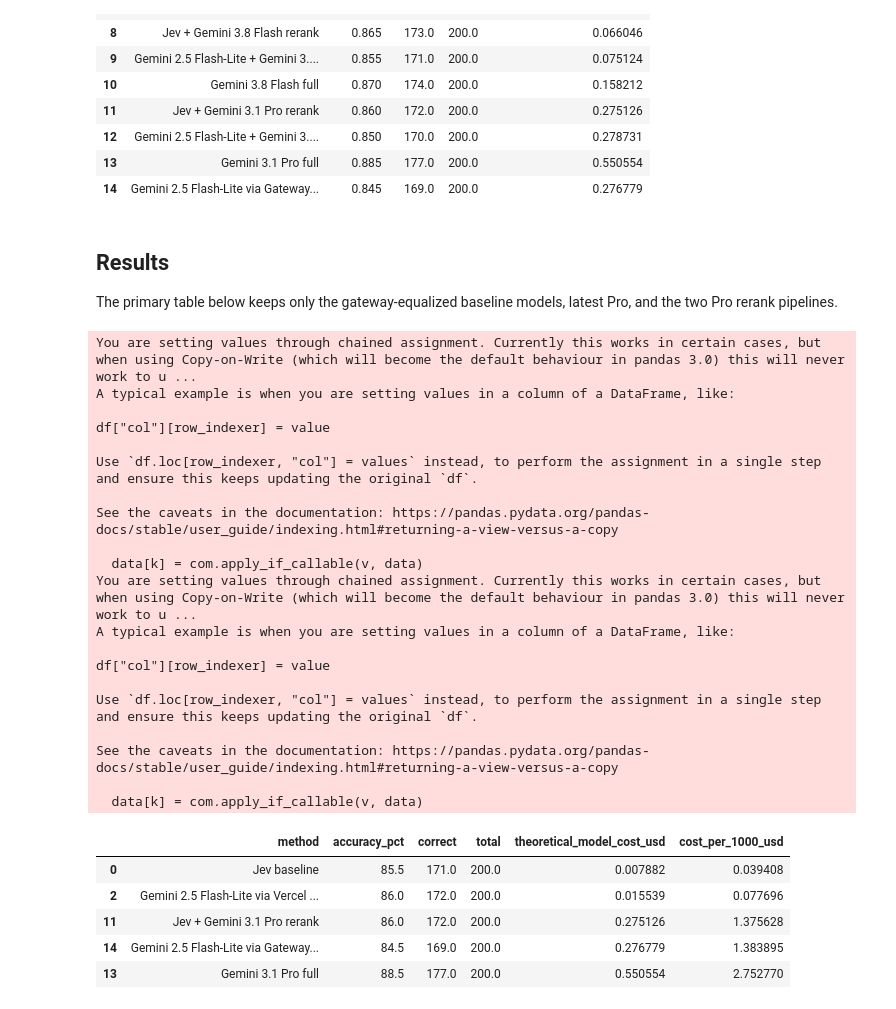
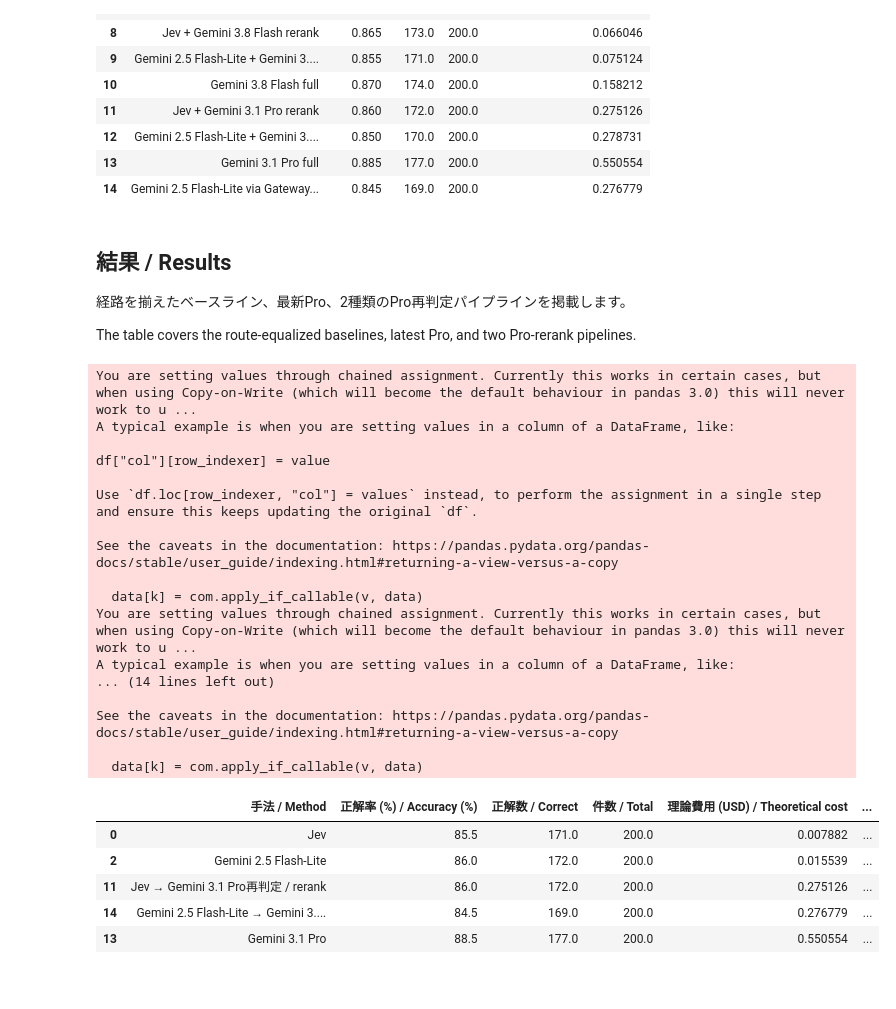
Before and after one commit to jackojacko05/compare-jev-bigquery-ai-functions, a Jupyter notebook: notebooks/benchmark.ipynb, the cells around one changed output. Saved outputs shown, nothing was run; the diff lists cells and outputs as text; code cells hidden in the pictures.

```diff
--- a/notebooks/benchmark.ipynb
+++ b/notebooks/benchmark.ipynb
@@ -31,8 +37,12 @@ import pandas as pd
 
 repo_root = Path.cwd().parent if Path.cwd().name == "notebooks" else Path.cwd()
 summary_path = repo_root / "results" / "summary.csv"
-results = pd.read_csv(summary_path)
-performance = pd.read_csv(repo_root / "results" / "performance.csv")
+performance_path = repo_root / "results" / "performance.csv"
+raw_base = "https://raw.githubusercontent.com/jackojacko05/compare-jev-bigquery-ai-functions/main/results"
+
+# Use checked-in files locally and the same public files when run as a Colab scratchpad.
+results = pd.read_csv(summary_path if summary_path.exists() else f"{raw_base}/summary.csv")
+performance = pd.read_csv(performance_path if performance_path.exists() else f"{raw_base}/performance.csv")
 results[["method", "accuracy", "correct", "total", "theoretical_model_cost_usd"]].tail(10)
 # %% [output]
 |  | method | accuracy | correct | total | theoretical_model_cost_usd |
@@ -47,52 +57,61 @@ results[["method", "accuracy", "correct", "total", "theoretical_model_cost_usd"]
 | 13 | Gemini 3.1 Pro full | 0.885 | 177.0 | 200.0 | 0.550554 |
 | 14 | Gemini 2.5 Flash-Lite via Gateway... | 0.845 | 169.0 | 200.0 | 0.276779 |
 # %% [markdown]
-## Results
+## 結果 / Results
 
-The primary table below keeps only the gateway-equalized baseline models, latest Pro, and the two Pro rerank pipelines.
+経路を揃えたベースライン、最新Pro、2種類のPro再判定パイプラインを掲載します。
+
+The table covers the route-equalized baselines, latest Pro, and two Pro-rerank pipelines.
 # %%
 primary_methods = [
     "Jev baseline",
     "Gemini 2.5 Flash-Lite via Vercel AI Gateway",
     "Jev + Gemini 3.1 Pro rerank",
     "Gemini 2.5 Flash-Lite via Gateway + Gemini 3.1 Pro rerank",
     "Gemini 3.1 Pro full",
 ]
-
+display_names = {
+    "Jev baseline": "Jev",
+    "Gemini 2.5 Flash-Lite via Vercel AI Gateway": "Gemini 2.5 Flash-Lite",
+    "Jev + Gemini 3.1 Pro rerank": "Jev → Gemini 3.1 Pro再判定 / rerank",
+    "Gemini 2.5 Flash-Lite via Gateway + Gemini 3.1 Pro rerank": "Gemini 2.5 Flash-Lite → Gemini 3.1 Pro再判定 / rerank",
+    "Gemini 3.1 Pro full": "Gemini 3.1 Pro",
+}
 primary = (
     results[results["method"].isin(primary_methods)]
-    .assign(
-        accuracy_pct=lambda frame: frame["accuracy"] * 100,
-        cost_per_1000_usd=lambda frame: frame["theoretical_model_cost_usd"] * 5,
-    )
+    .assign(accuracy_pct=lambda x: x["accuracy"] * 100,
+            cost_per_1000_usd=lambda x: x["theoretical_model_cost_usd"] * 5)
     [["method", "accuracy_pct", "correct", "total", "theoretical_model_cost_usd", "cost_per_1000_usd"]]
     .sort_values("theoretical_model_cost_usd")
 )
-primary
+primary_display = primary.assign(method=lambda x: x["method"].map(display_names)).rename(columns={
+    "method": "手法 / Method", "accuracy_pct": "正解率 (%) / Accuracy (%)",
+    "correct": "正解数 / Correct", "total": "件数 / Total",
+    "theoretical_model_cost_usd": "理論費用 (USD) / Theoretical cost",
+    "cost_per_1000_usd": "1,000件費用 (USD) / Cost per 1,000",
+})
+primary_display
 # %% [output]
 You are setting values through chained assignment. Currently this works in certain cases, but when using Copy-on-Write (which will become the default behaviour in pandas 3.0) this will never work to u ...
 A typical example is when you are setting values in a column of a DataFrame, like:
 
 df["col"][row_indexer] = value
 
 Use `df.loc[row_indexer, "col"] = values` instead, to perform the assignment in a single step and ensure this keeps updating the original `df`.
 
 See the caveats in the documentation: https://pandas.pydata.org/pandas-docs/stable/user_guide/indexing.html#returning-a-view-versus-a-copy
 
   data[k] = com.apply_if_callable(v, data)
 You are setting values through chained assignment. Currently this works in certain cases, but when using Copy-on-Write (which will become the default behaviour in pandas 3.0) this will never work to u ...
 A typical example is when you are setting values in a column of a DataFrame, like:
-
-df["col"][row_indexer] = value
-
-Use `df.loc[row_indexer, "col"] = values` instead, to perform the assignment in a single step and ensure this keeps updating the original `df`.
+... (14 lines left out)
 
 See the caveats in the documentation: https://pandas.pydata.org/pandas-docs/stable/user_guide/indexing.html#returning-a-view-versus-a-copy
 
   data[k] = com.apply_if_callable(v, data)
-|  | method | accuracy_pct | correct | total | theoretical_model_cost_usd | cost_per_1000_usd |
-| 0 | Jev baseline | 85.5 | 171.0 | 200.0 | 0.007882 | 0.039408 |
-| 2 | Gemini 2.5 Flash-Lite via Vercel ... | 86.0 | 172.0 | 200.0 | 0.015539 | 0.077696 |
-| 11 | Jev + Gemini 3.1 Pro rerank | 86.0 | 172.0 | 200.0 | 0.275126 | 1.375628 |
-| 14 | Gemini 2.5 Flash-Lite via Gateway... | 84.5 | 169.0 | 200.0 | 0.276779 | 1.383895 |
-| 13 | Gemini 3.1 Pro full | 88.5 | 177.0 | 200.0 | 0.550554 | 2.752770 |
+|  | 手法 / Method | 正解率 (%) / Accuracy (%) | 正解数 / Correct | 件数 / Total | 理論費用 (USD) / Theoretical cost | ... |
+| 0 | Jev | 85.5 | 171.0 | 200.0 | 0.007882 | ... |
+| 2 | Gemini 2.5 Flash-Lite | 86.0 | 172.0 | 200.0 | 0.015539 | ... |
+| 11 | Jev → Gemini 3.1 Pro再判定 / rerank | 86.0 | 172.0 | 200.0 | 0.275126 | ... |
+| 14 | Gemini 2.5 Flash-Lite → Gemini 3.... | 84.5 | 169.0 | 200.0 | 0.276779 | ... |
+| 13 | Gemini 3.1 Pro | 88.5 | 177.0 | 200.0 | 0.550554 | ... |
```
Also changed, not shown: parts of 12 cells of this notebook, 4 other files.
